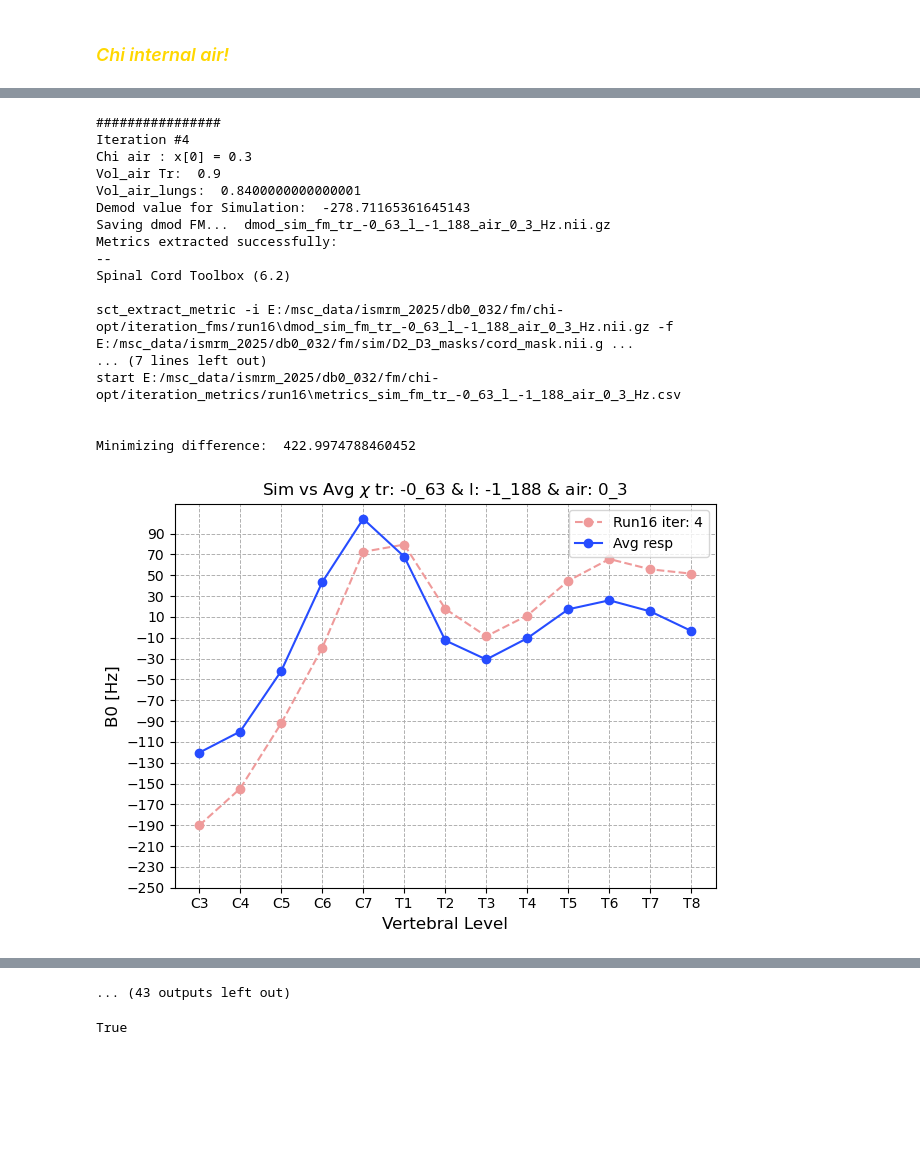
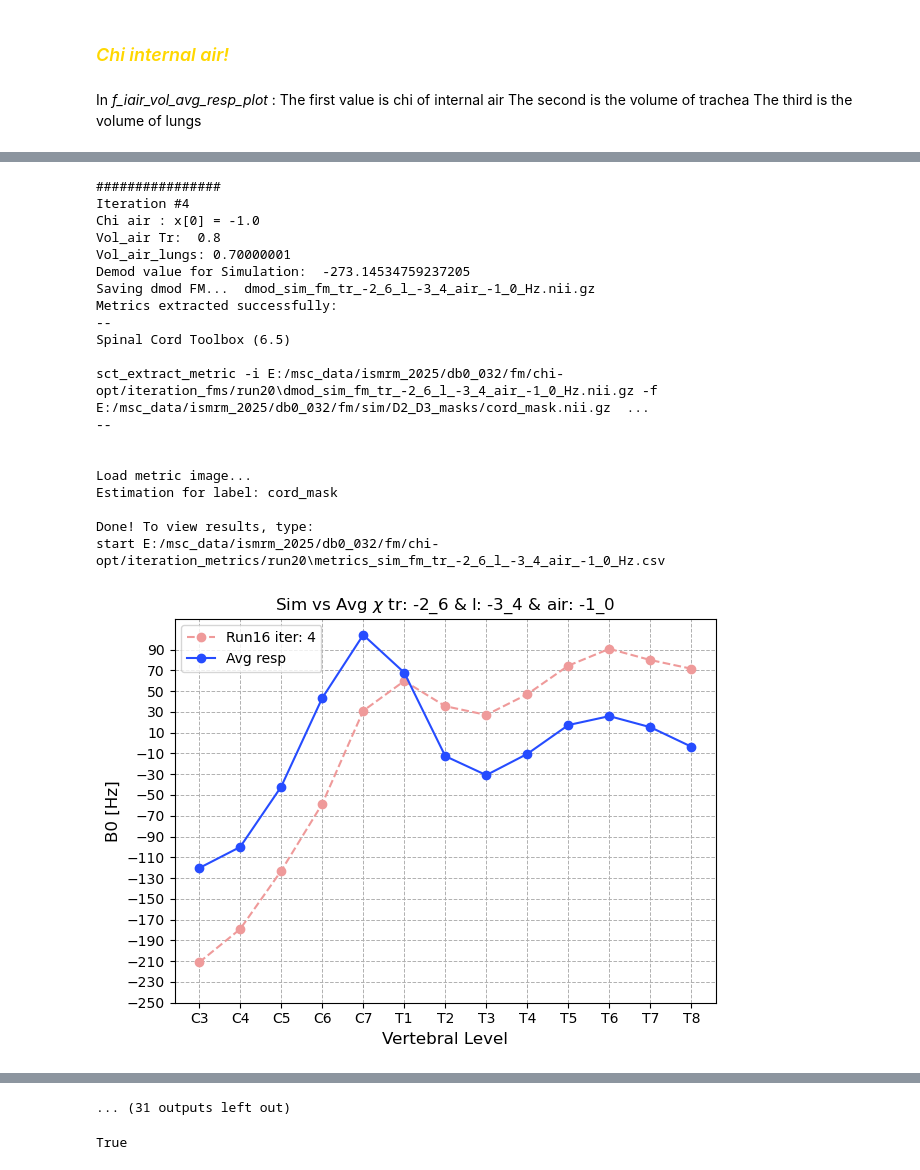
Before and after one commit to evaalonsoortiz/sus-optimization, a Jupyter notebook: chi_opt_pro.ipynb, the cells around one changed output, grey strips where cells are left out. Drawn from its saved outputs; the diff is of its cells as text; code cells hidden in the pictures; blank space fills up the shorter version.

```diff
--- a/chi_opt_pro.ipynb
+++ b/chi_opt_pro.ipynb
@@ -161,3 +177,5 @@ Name: WA(), dtype: float64
+# %%
+history = []
 # %%
 def f_max(x):
 
@@ -552,8 +570,8 @@ def f_iair_vol_avg_resp_plot(x):
     print('################')
     print(f"Iteration #{counter}")
     print(f"Chi air : x[0] = {x[0]}")
-    print(f"Vol_air Tr: ", x[1])
-    print(f"Vol_air_lungs: ", x[2])
+    print(f"Vol_air Tr:  {x[1]}")
+    print(f"Vol_air_lungs: {x[2]}")
     #print(f"Current values of variables: x[0] = {x[0]}, x[1] = {x[1]} & x[2] = {x[2]}")
 
     # Load the simulated susceptibility map in ppm
@@ -634,13 +652,15 @@ def f_iair_vol_avg_resp_plot(x):
     metric_values = pd.read_csv(path_to_out_metrics)
     dmod_sim_vert_values = metric_values['WA()'][::-1]
 
-    difference = np.linalg.norm(avg_resp_b0meas_values - dmod_sim_vert_values )
-    print("Minimizing difference: ", difference)
+    difference_l2 = np.linalg.norm(avg_resp_b0meas_values - dmod_sim_vert_values ) # This is the L2 norm
+    difference = difference_l2
+
+
 
     vertebrae_levels = ['C3', 'C4', 'C5', 'C6', 'C7', 'T1', 'T2', 'T3', 'T4', 'T5', 'T6', 'T7','T8']
 
     plt.clf() # Clear the plot to only have 1 in the output
-    plt.plot(vertebrae_levels, dmod_sim_vert_values, marker = 'o', linestyle = '--', label = f"Run16 iter: {counter}", color = "#EF9A9A")
+    plt.plot(vertebrae_levels, dmod_sim_vert_values, marker = 'o', linestyle = '--', label = f"{run_number} iter: {counter}", color = "#EF9A9A")
     plt.plot(vertebrae_levels, avg_resp_b0meas_values, marker = 'o', linestyle = '-', label = "Avg resp", color = "#264cff")
     plt.title(f"Sim vs Avg $\\chi$ tr: {chi1_name} & l: {chi2_name} & air: {chi_3_name}")
     plt.xlabel('Vertebral Level', fontsize=12)
@@ -656,5 +676,8 @@ def f_iair_vol_avg_resp_plot(x):
 # Show the plot
     plt.show()
 
+    error = avg_resp_b0meas_values - dmod_sim_vert_values
+    loss = np.linalg.norm(error)
+    history.append(loss)
 
     return difference
@@ -813,12 +971,18 @@ Minimizing difference:  411.66910673135845
 ... (5 outputs left out)
 # %% [markdown]
  ### <span style="color:gold"> *Chi internal air!* </span>
+# %% [markdown]
+In *f_iair_vol_avg_resp_plot* : </br>
+The first value is chi of internal air </br>
+The second is the volume of trachea </br>
+The third is the volume of lungs </br>
 # %%
 # Set initial values, boundaries and run optimization
-initial_values = [0.3,0.9,0.8] # Body should begin
-# First bound is trachea
-# Second bound is Lung
-bounds = [(-0.5, 0.5),(0.7,0.9),(0.6,0.9)]
+initial_values = [-1, 0.8, 0.7] # Body should begin
+# First bound is trachea // Depends on objective code !!!
+# Second bound is Lung // Depends on objective code !!!
+# Check the MD above!
+bounds = [(-1, 0.5),(0.8,0.9),(0.6,0.8)]
 
 if counter != 0 :
         # This means that you forgot to change the folder run number, to avoid mixing tests, please run that cell
@@ -831,9 +995,22 @@ else:
         os.makedirs(path_to_iter_metrics)
         print("Folders created: ", path_to_iter_dmod_fms)
 
-    result = optimize.minimize(f_iair_vol_avg_resp_plot, initial_values, bounds = bounds, method = 'Nelder-Mead')
+    result = optimize.minimize(f_iair_vol_avg_resp_plot, initial_values, bounds = bounds, method = 'L-BFGS-B')
 
     # Output the result
     print("Optimization result:", result)
+
+    print("######## ############## ############### #############")
+
+    plt.figure()
+    chi_values_range = np.linspace(-1, 0.5, 100)
+
+    plt.figure(figsize=(8, 5))
+    plt.plot(history, marker='o', linestyle='-')
+    plt.xlabel("Iteration")
+    plt.ylabel("Objective Function Value")
+    plt.title("Convergence Plot 1D for Chi Air")
+    plt.grid()
+    plt.show()
 # %% [output]
 Creating run folders
@@ -893,20 +1076,23 @@ Minimizing difference:  428.0747427425348
 ################
 Iteration #4
-Chi air : x[0] = 0.3
-Vol_air Tr:  0.9
-Vol_air_lungs:  0.8400000000000001
-Demod value for Simulation:  -278.71165361645143
-Saving dmod FM...  dmod_sim_fm_tr_-0_63_l_-1_188_air_0_3_Hz.nii.gz
+Chi air : x[0] = -1.0
+Vol_air Tr:  0.8
+Vol_air_lungs: 0.70000001
+Demod value for Simulation:  -273.14534759237205
+Saving dmod FM...  dmod_sim_fm_tr_-2_6_l_-3_4_air_-1_0_Hz.nii.gz
 Metrics extracted successfully:
 --
-Spinal Cord Toolbox (6.2)
+Spinal Cord Toolbox (6.5)
 
-sct_extract_metric -i E:/msc_data/ismrm_2025/db0_032/fm/chi-opt/iteration_fms/run16\dmod_sim_fm_tr_-0_63_l_-1_188_air_0_3_Hz.nii.gz -f E:/msc_data/ismrm_2025/db0_032/fm/sim/D2_D3_masks/cord_mask.nii.g ...
-... (7 lines left out)
-start E:/msc_data/ismrm_2025/db0_032/fm/chi-opt/iteration_metrics/run16\metrics_sim_fm_tr_-0_63_l_-1_188_air_0_3_Hz.csv
+sct_extract_metric -i E:/msc_data/ismrm_2025/db0_032/fm/chi-opt/iteration_fms/run20\dmod_sim_fm_tr_-2_6_l_-3_4_air_-1_0_Hz.nii.gz -f E:/msc_data/ismrm_2025/db0_032/fm/sim/D2_D3_masks/cord_mask.nii.gz  ...
+--
 
 
-Minimizing difference:  422.9974788460452
+Load metric image...
+Estimation for label: cord_mask
+
+Done! To view results, type:
+start E:/msc_data/ismrm_2025/db0_032/fm/chi-opt/iteration_metrics/run20\metrics_sim_fm_tr_-2_6_l_-3_4_air_-1_0_Hz.csv
-[figure, old version]
+[figure, new version]
 ################
 Iteration #5
@@ -947,4 +1139,4 @@ Minimizing difference:  422.2853728247805
-... (43 outputs left out)
+... (31 outputs left out)
 # %%
 os.path.exists(path_to_iter_dmod_fms)
 # %% [output]
```
Also changed, not shown: parts of 10 cells of this notebook, 2 other files.
